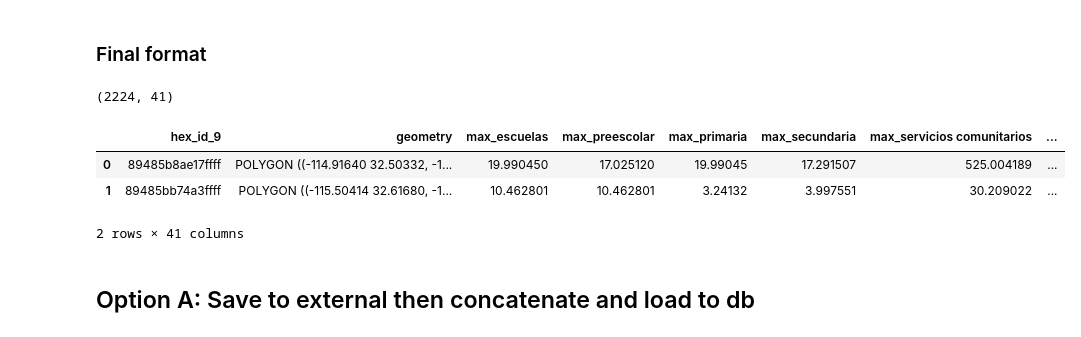
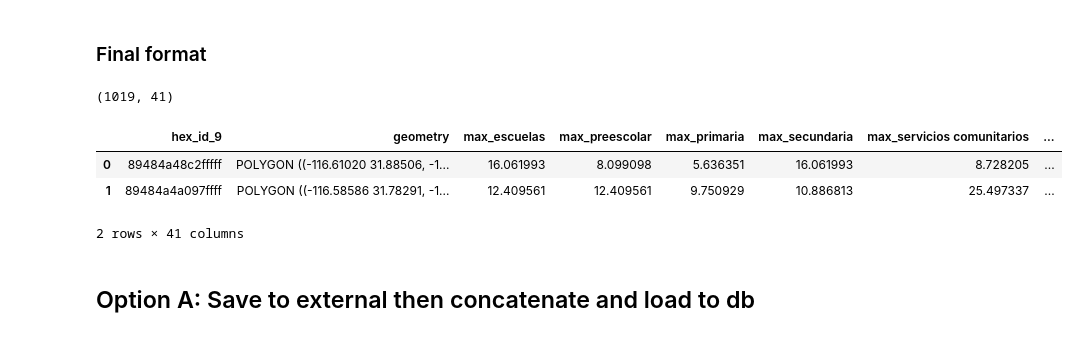
Before and after one commit to Observatorio-Ciudades/accesibilidad-urbana, a Jupyter notebook: notebooks/15_min_city/38-15-min-index-res9.ipynb, the cells around one changed output. Cells and saved outputs as stored; diff of their text form; code cells hidden in the pictures.

```diff
--- a/notebooks/15_min_city/38-15-min-index-res9.ipynb
+++ b/notebooks/15_min_city/38-15-min-index-res9.ipynb
@@ -51,0 +54,13 @@ if module_path not in sys.path:
+# %%
+city = 'Aguascalientes'
+
+#Folder names from database
+schema = 'prox_analysis'
+table = 'proximityanalysis_hexres9'
+
+query = f"SELECT * FROM {schema}.{table} WHERE \"city\" LIKE \'{city}\'"
+
+prueba = aup.gdf_from_query(query, geometry_col='geometry')
+
+print(prueba.shape)
+prueba.head(2)
@@ -54,12 +81,12 @@ if module_path not in sys.path:
 # %%
-city = 'Mexicali'
+city = 'Ensenada'
 
 #Some gdfs and dfs are deleted when no longer in use
 save_disk_space = False
 
 # CHOOSE BETWEEN:
 # a) Saves to external then loads from db table, concatenates and replaces in db
-save_toexternal_concatenatedb = False
+save_toexternal_concatenatedb = True
 
 # b) Appends directly to db
 save_todb_appending = True
@@ -467,28 +513,28 @@ hex_res_9_idx['city'] = city
 # %%
 final_column_ordered_list = ['hex_id_9', 'geometry',
                              'max_escuelas', 'max_preescolar', 'max_primaria', 'max_secundaria',
                              'max_servicios comunitarios', 'max_salud', 'max_guarderías', 'max_asistencia social',
                              'max_comercio', 'max_alimentos', 'max_personal', 'max_farmacias', 'max_hogar', 'max_complementarios',
                              'max_entretenimiento', 'max_social', 'max_actividad física', 'max_cultural',
                              'idx_preescolar', 'idx_primaria', 'idx_secundaria',
                              'idx_salud', 'idx_guarderías', 'idx_asistencia social',
                              'idx_alimentos', 'idx_personal', 'idx_farmacias', 'idx_hogar', 'idx_complementarios',
                              'idx_social', 'idx_actividad física', 'idx_cultural',
                              'mean_time', 'median_time', 'max_time', 'idx_sum',
                              'pobtot', 'dens_pobha','city']
 
-hex_res_9_idx_reordered = hex_res_9_idx[final_column_ordered_list]
+hex_res_9_idx_city = hex_res_9_idx[final_column_ordered_list]
 
 if save_disk_space:
     del hex_res_9_idx
 
-print(hex_res_9_idx_reordered.shape)
-hex_res_9_idx_reordered.head(2)
+print(hex_res_9_idx_city.shape)
+hex_res_9_idx_city.head(2)
 # %% [output]
-(2224, 41)
+(1019, 41)
 |  | hex_id_9 | geometry | max_escuelas | max_preescolar | max_primaria | max_secundaria | max_servicios comunitarios | ... |
-| 0 | 89485b8ae17ffff | POLYGON ((-114.91640 32.50332, -1... | 19.990450 | 17.025120 | 19.99045 | 17.291507 | 525.004189 | ... |
-| 1 | 89485bb74a3ffff | POLYGON ((-115.50414 32.61680, -1... | 10.462801 | 10.462801 | 3.24132 | 3.997551 | 30.209022 | ... |
+| 0 | 89484a48c2fffff | POLYGON ((-116.61020 31.88506, -1... | 16.061993 | 8.099098 | 5.636351 | 16.061993 | 8.728205 | ... |
+| 1 | 89484a4a097ffff | POLYGON ((-116.58586 31.78291, -1... | 12.409561 | 12.409561 | 9.750929 | 10.886813 | 25.497337 | ... |
 2 rows × 41 columns
 # %% [markdown]
 ## Option A: Save to external then concatenate and load to db
```
Also changed, not shown: parts of 20 cells of this notebook, 1 other file.
